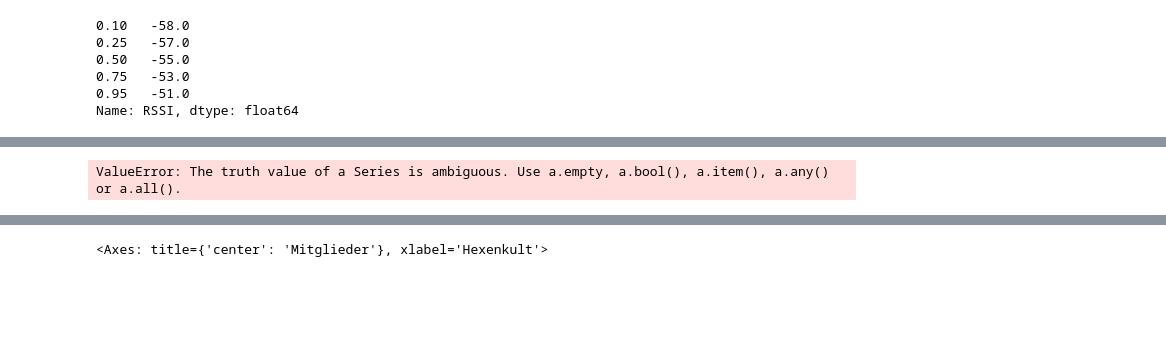
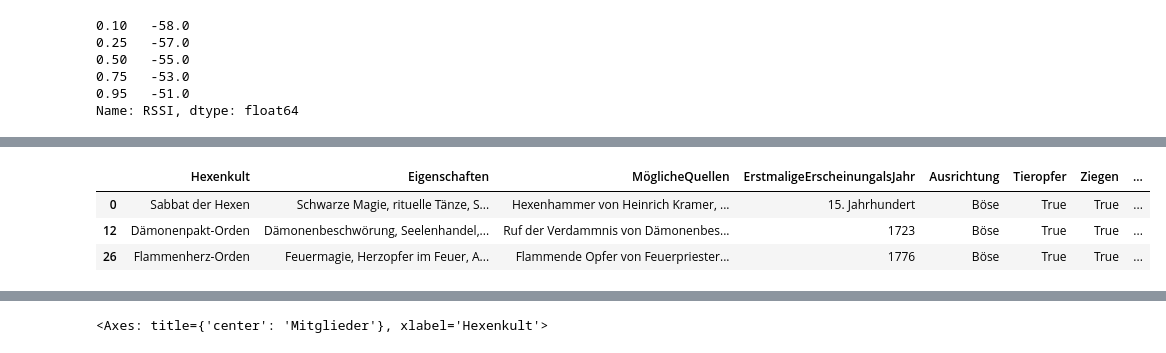
Before and after one commit to DrGonzales/pandaspielplatz, a Jupyter notebook: 1_pandas_basics.ipynb, the cells around one changed output, grey strips where cells are left out. Cells and saved outputs as stored; diff of their text form; code cells hidden in the pictures; blank space fills up the shorter version.

```diff
--- a/1_pandas_basics.ipynb
+++ b/1_pandas_basics.ipynb
@@ -110,7 +110,10 @@ hexen_2
 | 28 | Ewige Schattenhexen | Dunkle Magie, Schattenrituale, Ew... | Schattengeflüster von Dunkelhexe,... | 1890 | Böse | True | False | ... |
 | 29 | Sonnenlicht-Schwesternschaft | Lichtmagie, Sonnenrituale, Verehr... | Strahlen der Sonne von Lichtpries... | 1765 | Gut | False | False | ... |
 # %%
-ganzueble = hexen_2[hexen_2.Ziegen == hexen_2.Menschenopfer]
+ganzueble = hexen_2[(hexen_2.Menschenopfer==True) & (hexen_2.Ziegen==True)]
 ganzueble
 # %% [output]
-ValueError: The truth value of a Series is ambiguous. Use a.empty, a.bool(), a.item(), a.any() or a.all().
+|  | Hexenkult | Eigenschaften | MöglicheQuellen | ErstmaligeErscheinungalsJahr | Ausrichtung | Tieropfer | Ziegen | ... |
+| 0 | Sabbat der Hexen | Schwarze Magie, rituelle Tänze, S... | Hexenhammer von Heinrich Kramer, ... | 15. Jahrhundert | Böse | True | True | ... |
+| 12 | Dämonenpakt-Orden | Dämonenbeschwörung, Seelenhandel,... | Ruf der Verdammnis von Dämonenbes... | 1723 | Böse | True | True | ... |
+| 26 | Flammenherz-Orden | Feuermagie, Herzopfer im Feuer, A... | Flammende Opfer von Feuerpriester... | 1776 | Böse | True | True | ... |
```
Also changed, not shown: parts of 1 cell of this notebook.
